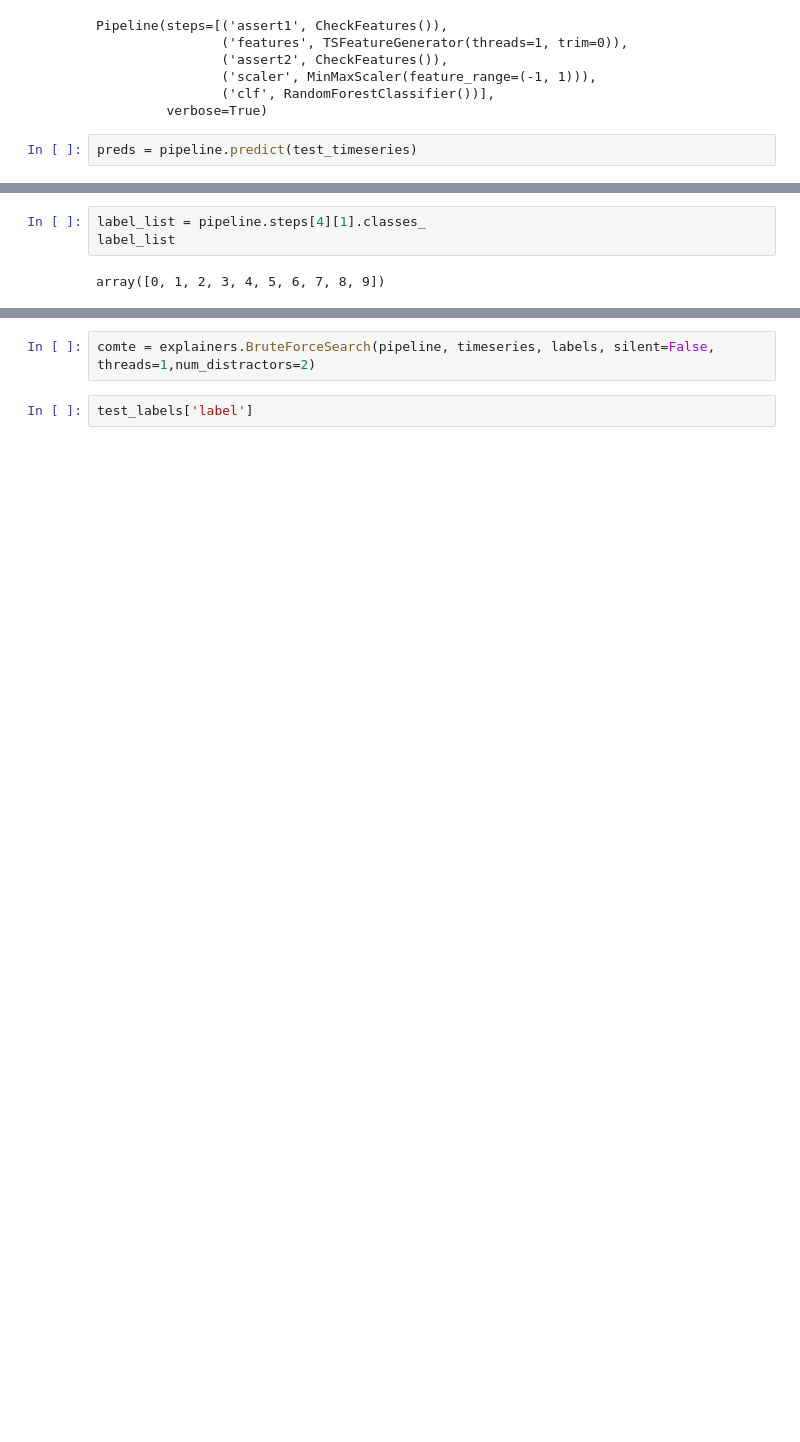
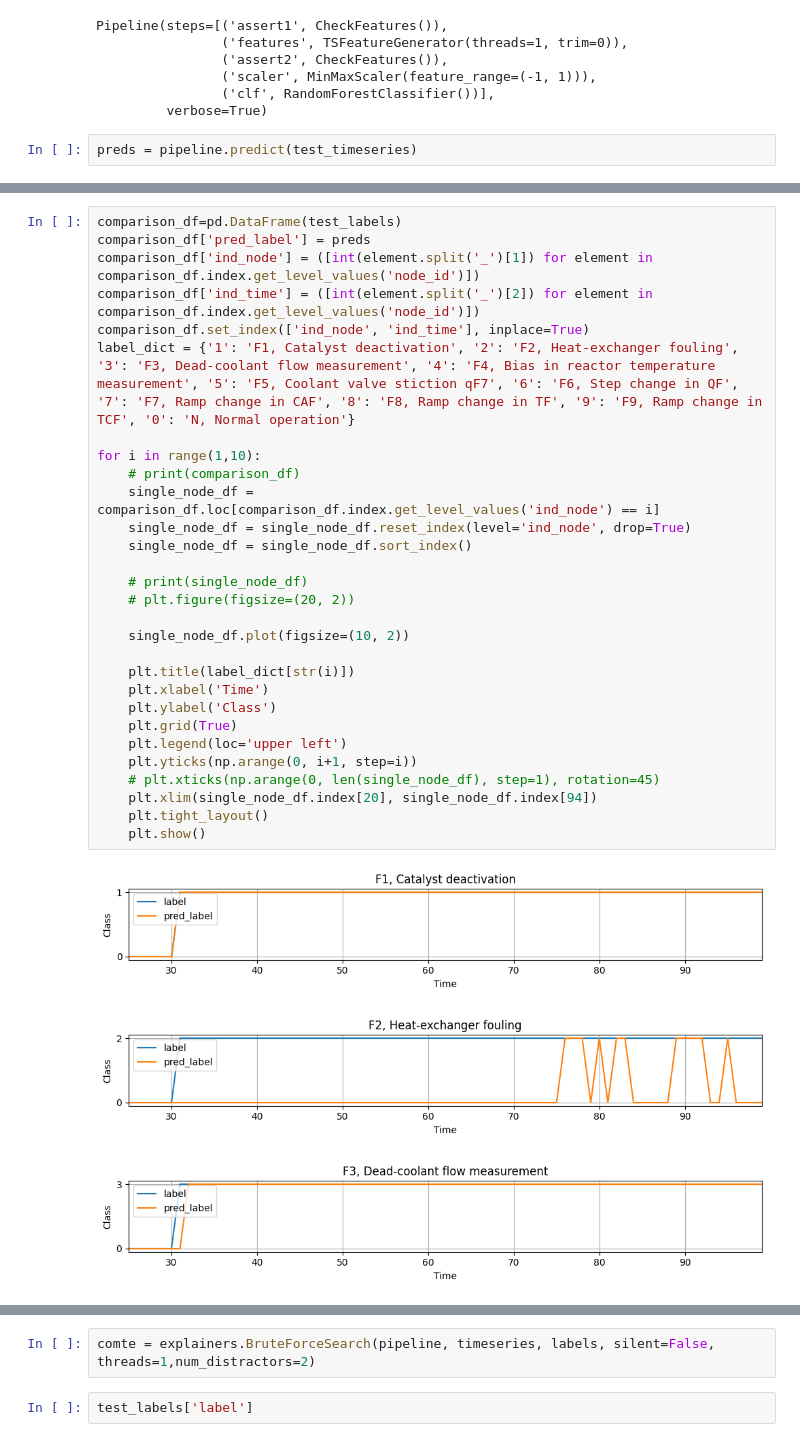
Before and after one commit to peaclab/CoMTE, a Jupyter notebook: cstr_usage.ipynb, the cells around one changed output, grey strips where cells are left out. Cells and saved outputs as stored; diff of their text form; blank space fills up the shorter version.

```diff
--- a/cstr_usage.ipynb
+++ b/cstr_usage.ipynb
@@ -86,5 +91,33 @@ F1 score: 0.8472853969258415
-# %%
-label_list = pipeline.steps[4][1].classes_
-label_list
-# %% [output]
-array([0, 1, 2, 3, 4, 5, 6, 7, 8, 9])
+# %%
+comparison_df=pd.DataFrame(test_labels)
+comparison_df['pred_label'] = preds
+comparison_df['ind_node'] = ([int(element.split('_')[1]) for element in comparison_df.index.get_level_values('node_id')])
+comparison_df['ind_time'] = ([int(element.split('_')[2]) for element in comparison_df.index.get_level_values('node_id')])
+comparison_df.set_index(['ind_node', 'ind_time'], inplace=True)
+label_dict = {'1': 'F1, Catalyst deactivation', '2': 'F2, Heat-exchanger fouling', '3': 'F3, Dead-coolant flow measurement', '4': 'F4, Bias in reactor temperature measurement', '5': 'F5, Coolant valve stiction qF7', '6': 'F6, Step change in QF', '7': 'F7, Ramp change in CAF', '8': 'F8, Ramp change in TF', '9': 'F9, Ramp change in TCF', '0': 'N, Normal operation'}
+
+for i in range(1,10):
+    # print(comparison_df)
+    single_node_df = comparison_df.loc[comparison_df.index.get_level_values('ind_node') == i]
+    single_node_df = single_node_df.reset_index(level='ind_node', drop=True)
+    single_node_df = single_node_df.sort_index()
+
+    # print(single_node_df)
+    # plt.figure(figsize=(20, 2))
+
+    single_node_df.plot(figsize=(10, 2))
+
+    plt.title(label_dict[str(i)])
+    plt.xlabel('Time')
+    plt.ylabel('Class')
+    plt.grid(True)
+    plt.legend(loc='upper left')
+    plt.yticks(np.arange(0, i+1, step=i))
+    # plt.xticks(np.arange(0, len(single_node_df), step=1), rotation=45)
+    plt.xlim(single_node_df.index[20], single_node_df.index[94])
+    plt.tight_layout()
+    plt.show()
+# %% [output]
+[figure, added]
+[figure, added]
+[figure, added]
```
Also changed, not shown: parts of 10 cells of this notebook.
